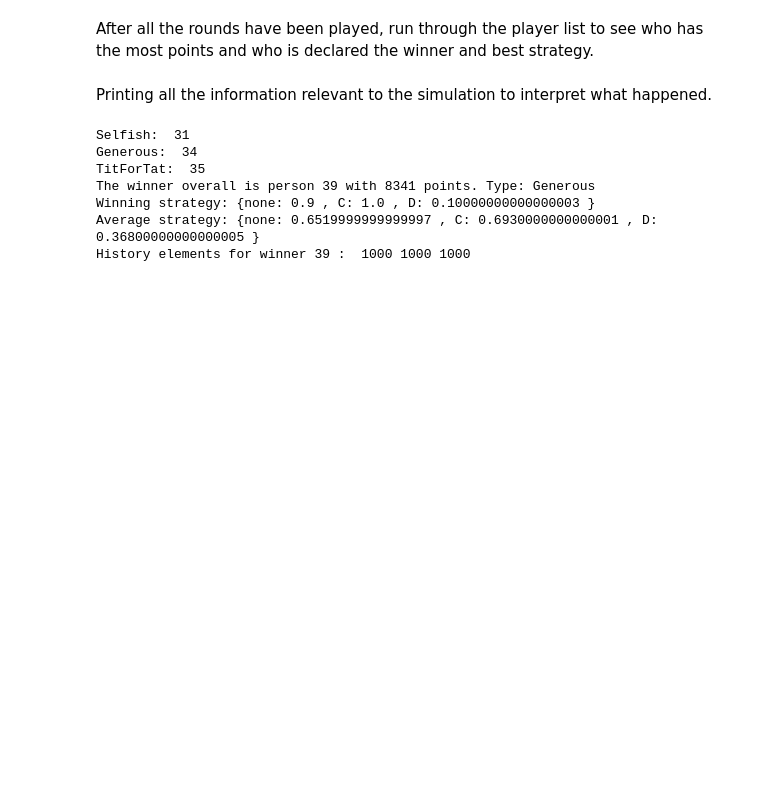
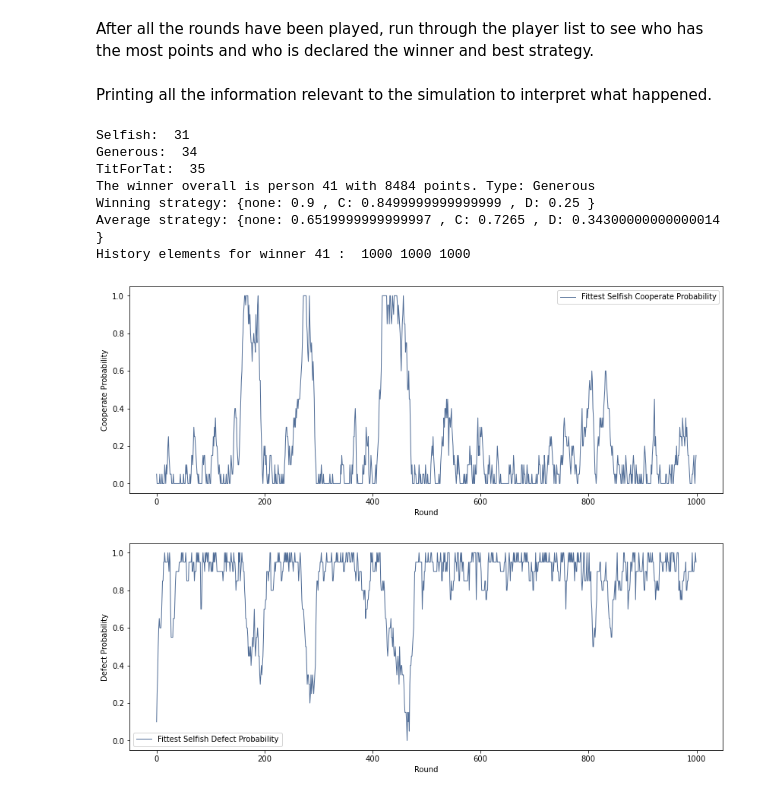
Before and after one commit to muniahmed/ENGG3130_Final_Project, a Jupyter notebook: PsychoPyNotebook.ipynb, the cells around one changed output. Drawn from its saved outputs; the diff is of its cells as text; code cells hidden in the pictures; blank space fills up the shorter version.

Commit message:
Visualization Development

```diff
--- a/PsychoPyNotebook.ipynb
+++ b/PsychoPyNotebook.ipynb
@@ -197,6 +200,12 @@ After all the rounds have been played, run through the player list to see who ha
 # %%
 highestFitness = 0
 fittestPersonIndex = 0
+highestSelfish = 0
+fittestSelfish = 0
+highestGenerous = 0
+fittestGenerous = 0
+highestTitfortat = 0
+fittestTitfortat = 0
 stratNone = 0
 stratC = 0
 stratD = 0
@@ -207,25 +216,64 @@ for n in range(0, len(people)):
     if people[n].totalFitness >= highestFitness:
         highestFitness = people[n].totalFitness
         fittestPersonIndex = n
+    if people[n].type == "Generous" and people[n].totalFitness >= highestGenerous:
+        highestGenerous = people[n].totalFitness
+        fittestGenerous = n
+    if people[n].type == "Selfish" and people[n].totalFitness >= highestSelfish:
+        highestSelfish = people[n].totalFitness
+        fittestSelfish = n
+    if people[n].type == "Tit For Tat" and people[n].totalFitness >= highestTitfortat:
+        highestTitfortat = people[n].totalFitness
+        fittestTitfortat = n
 # %% [markdown]
 Printing all the information relevant to the simulation to interpret what happened.
 # %%
 print("Selfish: ", selfishCount)
 print("Generous: ", generousCount)
 print("TitForTat: ", TFTCount)
 print("The winner overall is person", people[fittestPersonIndex].identifier, "with", people[fittestPersonIndex].totalFitness, "points. Type:", people[fittestPersonIndex].type)
 print("Winning strategy: {none:", people[fittestPersonIndex].strategy[None], ", C:", people[fittestPersonIndex].strategy["C"],
           ", D:", people[fittestPersonIndex].strategy["D"], "}", )
 print("Average strategy: {none:", stratNone/len(people), ", C:", stratC/len(people),
           ", D:", stratD/len(people), "}", )
 
 
 print("History elements for winner", people[fittestPersonIndex].identifier, ": ", len(people[fittestPersonIndex].nhist),len(people[fittestPersonIndex].chist), len(people[fittestPersonIndex].dhist))
+
+averagedhist = []
+averagechist = []
+for i in range(0, len(people[0].dhist) - 1):
+    avgd = 0
+    avgc = 0
+    for n in range(0, len(people) - 1):
+        avgd += people[n].dhist[i]
+        avgc += people[n].chist[i]
+    averagedhist.append(avgd/len(people))
+    averagechist.append(avgc/len(people))
+
+
+
+thinkplot.figure(figsize=(14, 5))
+#thinkplot.plot(people[fittestPersonIndex].chist, linestyle='solid', linewidth=1, label='Winner Cooperate Probability')
+#thinkplot.plot(averagechist, linestyle='solid', linewidth=1, label='Average Cooperate Probability')
+thinkplot.plot(people[fittestSelfish].chist, linestyle='solid', linewidth=1, label='Fittest Selfish Cooperate Probability')
+#thinkplot.plot(people[fittestGenerous].chist, linestyle='solid', linewidth=1, label='Fittest Generous Cooperate Probability')
+thinkplot.config(xlabel='Round', ylabel='Cooperate Probability')
+
+thinkplot.figure(figsize=(14, 5))
+#thinkplot.plot(people[fittestPersonIndex].dhist, linestyle='solid', linewidth=1, label='Winner Defect Probablity')
+#thinkplot.plot(averagedhist, linestyle='solid', linewidth=1, label='Average Defect Probability')
+thinkplot.plot(people[fittestSelfish].dhist, linestyle='solid', linewidth=1, label='Fittest Selfish Defect Probability')
+#thinkplot.plot(people[fittestGenerous].dhist, linestyle='solid', linewidth=1, label='Fittest Generous Defect Probability')
+thinkplot.config(xlabel='Round', ylabel='Defect Probability')
+#stats.mean(people[:].dhist[3])
 # %% [output]
 Selfish:  31
 Generous:  34
 TitForTat:  35
-The winner overall is person 39 with 8341 points. Type: Generous
-Winning strategy: {none: 0.9 , C: 1.0 , D: 0.10000000000000003 }
-Average strategy: {none: 0.6519999999999997 , C: 0.6930000000000001 , D: 0.36800000000000005 }
-History elements for winner 39 :  1000 1000 1000
+The winner overall is person 41 with 8484 points. Type: Generous
+Winning strategy: {none: 0.9 , C: 0.8499999999999999 , D: 0.25 }
+Average strategy: {none: 0.6519999999999997 , C: 0.7265 , D: 0.34300000000000014 }
+History elements for winner 41 :  1000 1000 1000
+[figure, added]
+[figure, added]
```
Also changed, not shown: parts of 3 cells of this notebook.
